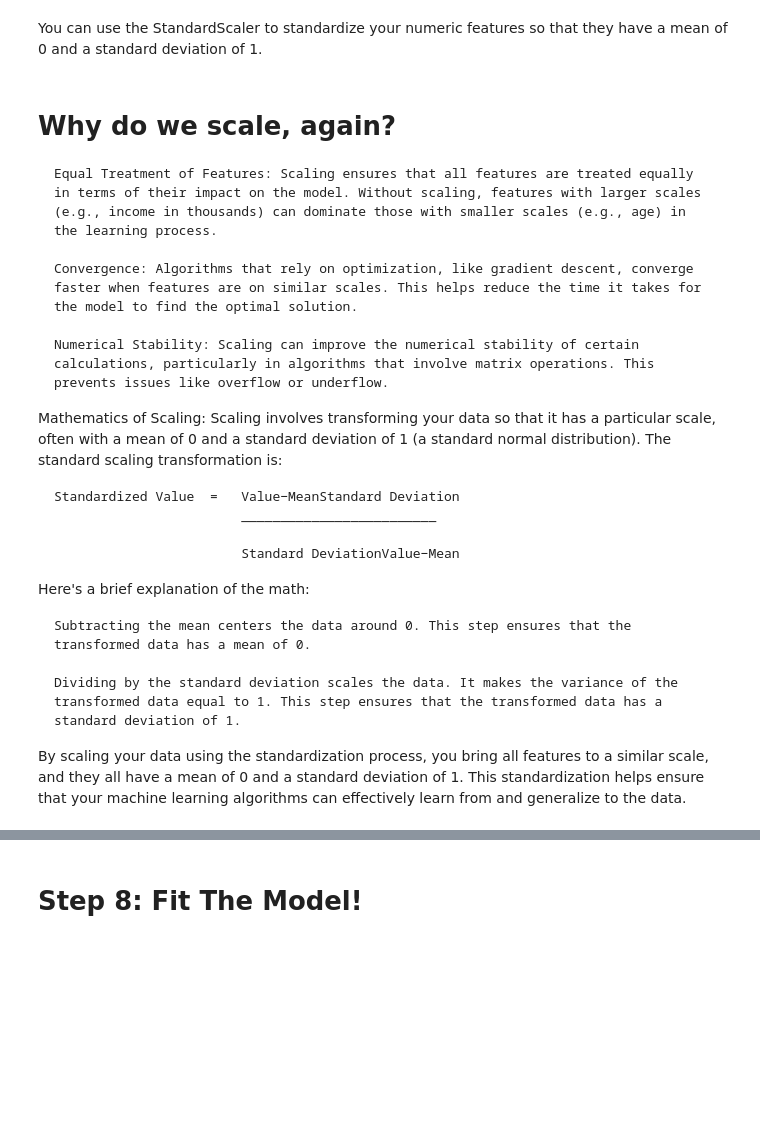
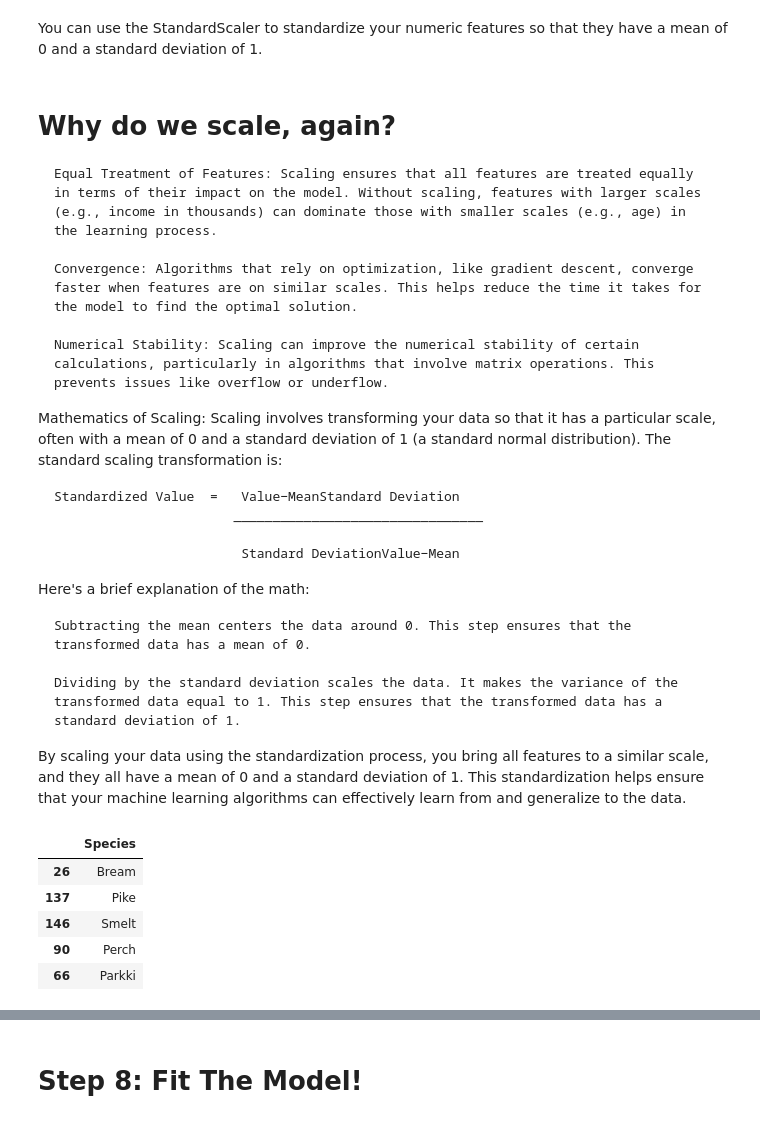
Before and after one commit to justinacgray/Data_Science, a Jupyter notebook: machine_learning_practice/exam_prep/fish_mock_exam.ipynb, the cells around one changed output, grey strips where cells are left out. Drawn from its saved outputs; the diff is of its cells as text; code cells hidden in the pictures; blank space fills up the shorter version.

```diff
--- a/machine_learning_practice/exam_prep/fish_mock_exam.ipynb
+++ b/machine_learning_practice/exam_prep/fish_mock_exam.ipynb
@@ -242,5 +226,5 @@ Mathematics of Scaling:
 Scaling involves transforming your data so that it has a particular scale, often with a mean of 0 and a standard deviation of 1 (a standard normal distribution). The standard scaling transformation is:
 
     Standardized Value  =   Value−MeanStandard Deviation
-                            _________________________
+                           ________________________________
 
@@ -253,3 +237,15 @@ Here's a brief explanation of the math:
     Dividing by the standard deviation scales the data. It makes the variance of the transformed data equal to 1. This step ensures that the transformed data has a standard deviation of 1.
 
 By scaling your data using the standardization process, you bring all features to a similar scale, and they all have a mean of 0 and a standard deviation of 1. This standardization helps ensure that your machine learning algorithms can effectively learn from and generalize to the data.
+# %%
+# create a subset of data for only categorical columns
+train_cat_data = X_train[cat_selector(X_train)]
+test_cat_data = X_test[cat_selector(X_test)]
+train_cat_data.head()
+# %% [output]
+|  | Species |
+| 26 | Bream |
+| 137 | Pike |
+| 146 | Smelt |
+| 90 | Perch |
+| 66 | Parkki |
```
Also changed, not shown: parts of 20 cells of this notebook.
